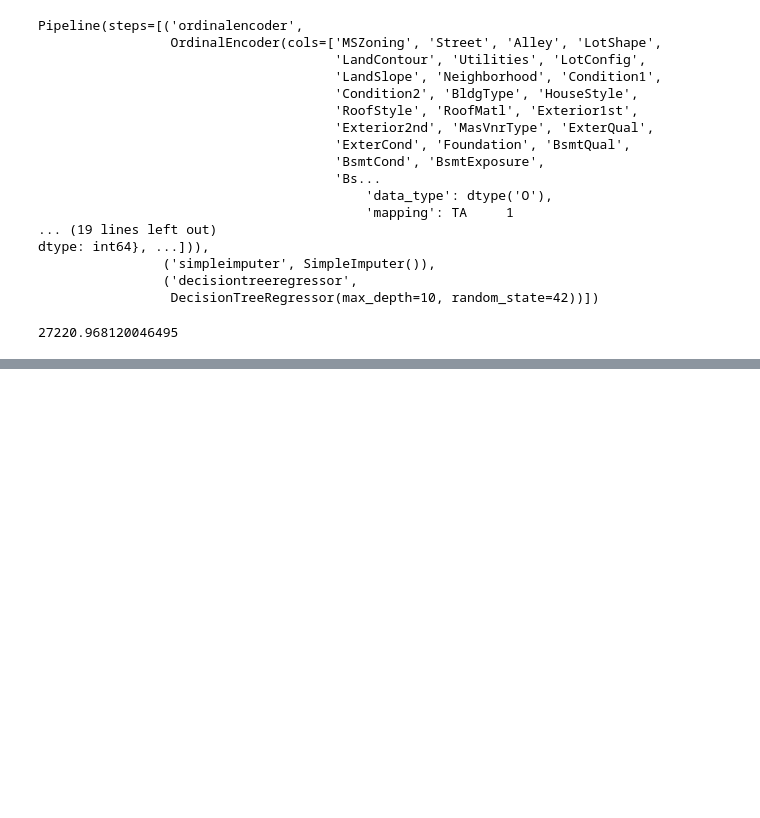
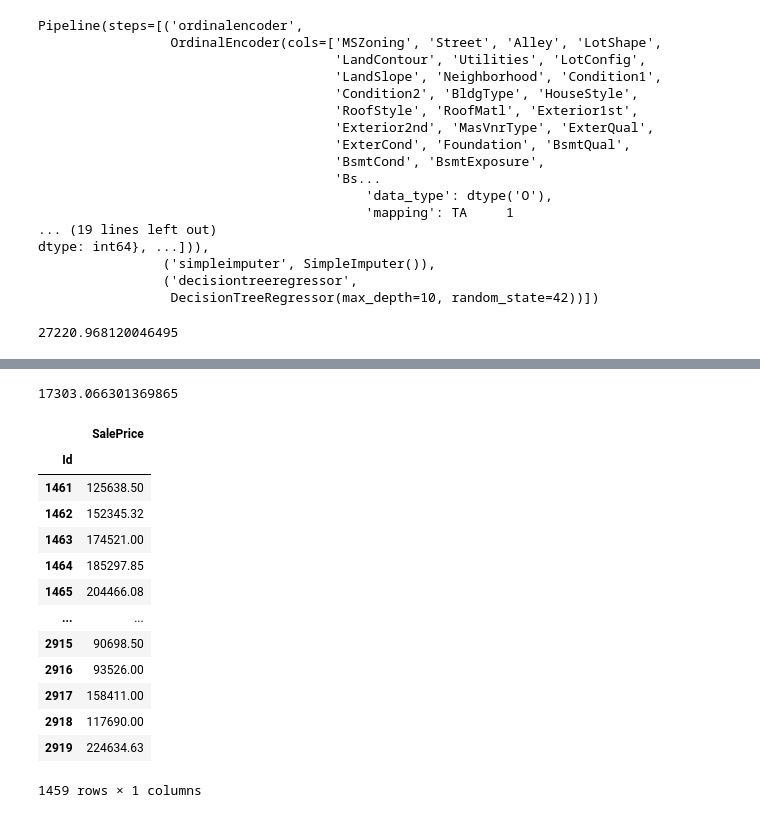
Before and after one commit to ayebaishmo/House-price-env, a Jupyter notebook: house-price.ipynb, the cells around one changed output, grey strips where cells are left out. Saved outputs shown, nothing was run; the diff lists cells and outputs as text; code cells hidden in the pictures; blank space fills up the shorter version.

Commit message:
Used random forest

```diff
--- a/house-price.ipynb
+++ b/house-price.ipynb
@@ -173,0 +176,10 @@ print(MAE_dt)
+# %%
+from sklearn.ensemble import RandomForestRegressor
+
+model_rfr = make_pipeline(
+OrdinalEncoder(),
+SimpleImputer(),
+RandomForestRegressor(random_state=42, max_samples=0.9)
+)
+# %%
+model_rfr.fit(X_train, y_train)
@@ -173,0 +204,25 @@ print(MAE_dt)
+# %%
+y_val_pred_rfr = model_rfr.predict(X_val)
+MAE_rfr = mean_absolute_error(y_val, y_val_pred_rfr)
+print(MAE_rfr)
+# %% [output]
+17303.066301369865
+# %%
+predictions3 = pd.DataFrame(data=model_rfr.predict(gk), index=gk.index)
+predictions3.columns = ['SalePrice']
+predictions3
+# %% [output]
+|  | SalePrice |
+| Id |  |
+| 1461 | 125638.50 |
+| 1462 | 152345.32 |
+| 1463 | 174521.00 |
+| 1464 | 185297.85 |
+| 1465 | 204466.08 |
+| ... | ... |
+| 2915 | 90698.50 |
+| 2916 | 93526.00 |
+| 2917 | 158411.00 |
+| 2918 | 117690.00 |
+| 2919 | 224634.63 |
+1459 rows × 1 columns
```
Also changed, not shown: parts of 3 cells of this notebook, 1 other file.
